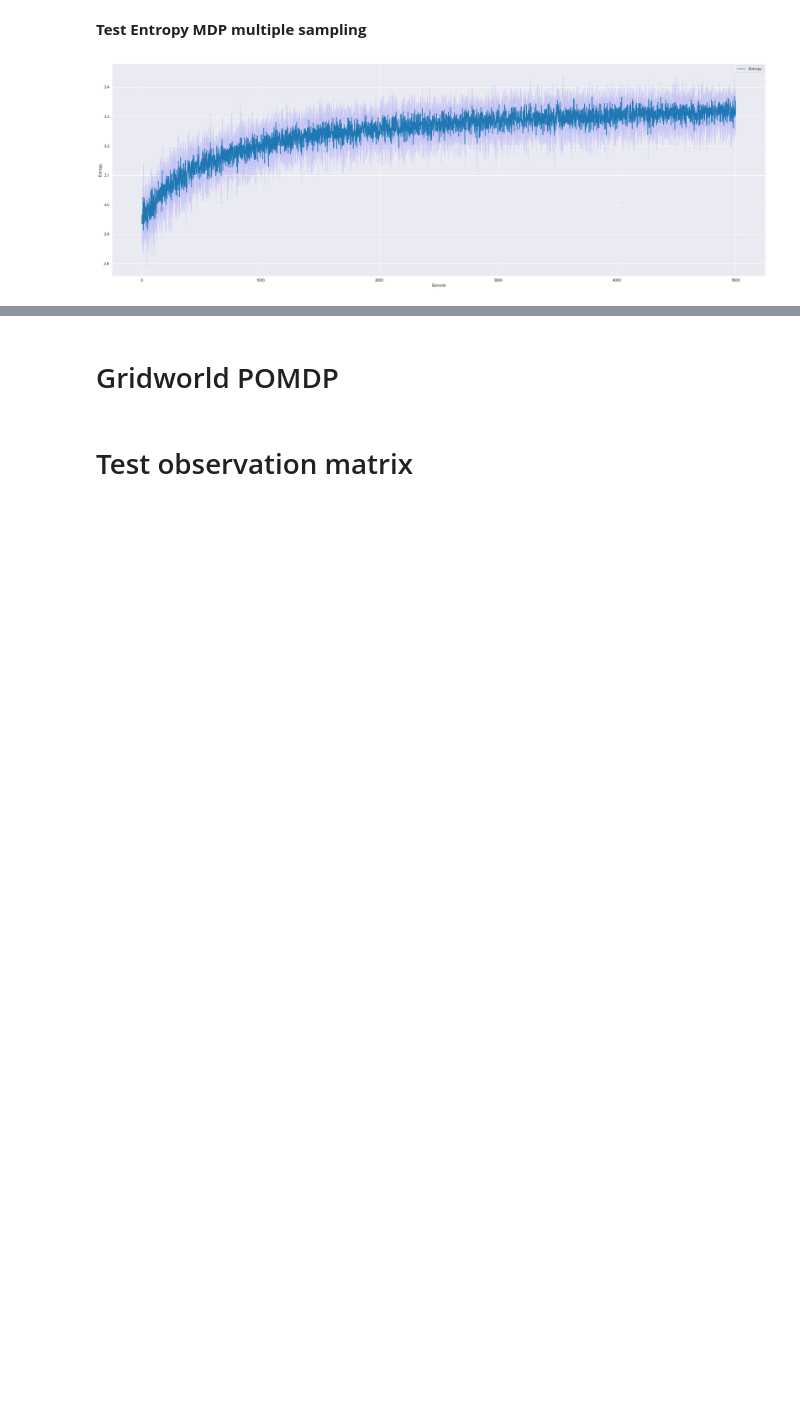
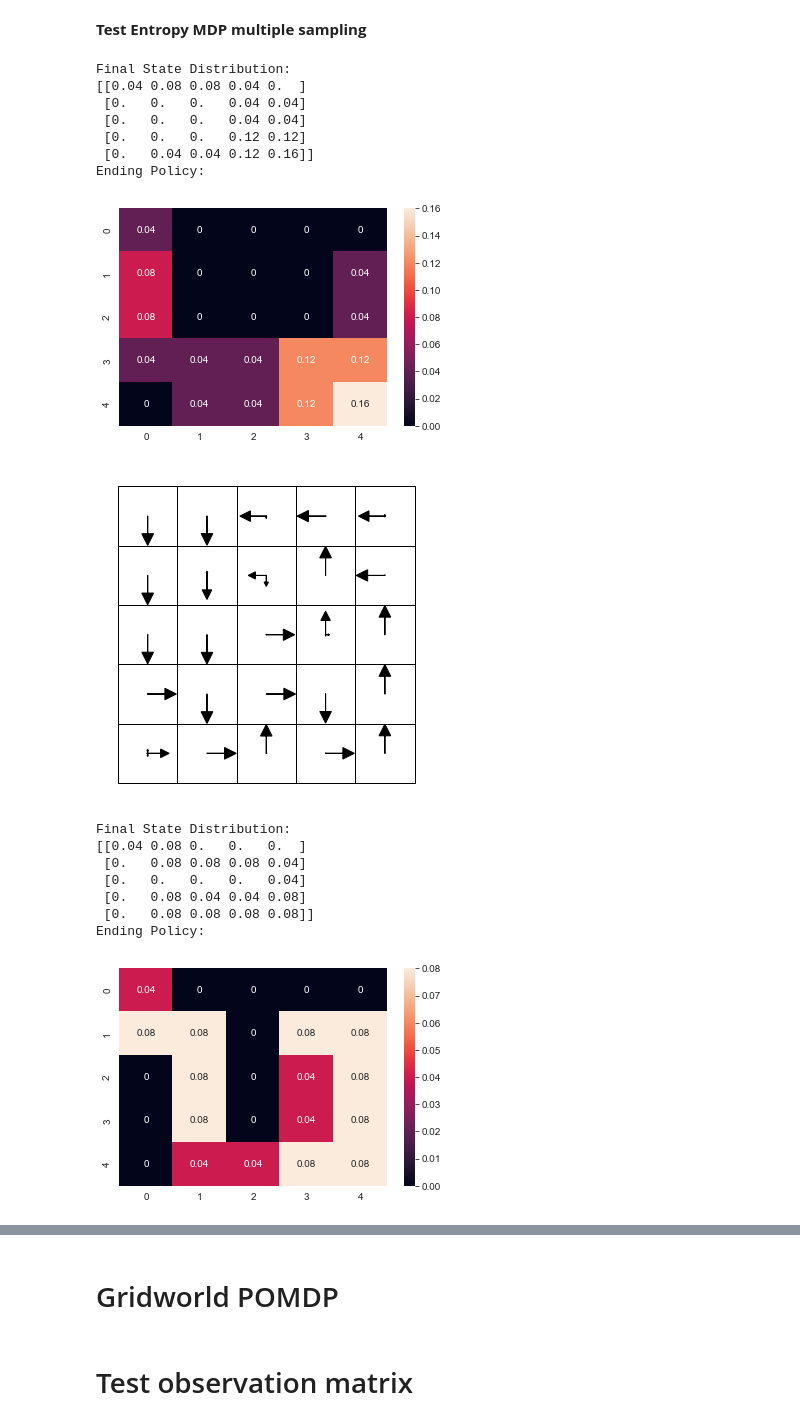
Before and after one commit to duiliocirino/Thesis, a Jupyter notebook: Exploration POMDP/StandardGridworld.ipynb, the cells around one changed output, grey strips where cells are left out. Drawn from its saved outputs; the diff is of its cells as text; code cells hidden in the pictures; blank space fills up the shorter version.

```diff
--- a/Exploration POMDP/StandardGridworld.ipynb
+++ b/Exploration POMDP/StandardGridworld.ipynb
@@ -281,13 +323,14 @@ fig.canvas.draw()
 **Test Reward MDP multiple sampling**
 # %%
 # Create the Gridworld environment and the REINFORCE agent
-n_episodes = 1000
-env = GridworldEnv(time_horizon=30)
+n_episodes = 5000
 # Number of sampled trajectories per episode
 n_traj = 20
 #number of run per episode
-n_run = 15
+n_run = 5
 confidence = 0.95
+
+env = GridworldEnv(time_horizon=20)
 
 # Train the agent and plot the rewards
 list_total_rewards = []
@@ -318,8 +361,12 @@ with tqdm(total=n_run * n_episodes, ncols=80) as pbar:
         list_total_rewards.append(total_avg_rewards)
 list_total_rewards = np.transpose(np.array(list_total_rewards), (1,0))
 
+# Print the ending policy
+print("Ending Policy:")
+print_gridworld_with_policy(agent)
+
 # Initialize the plotting vectors
-fig, ax = plt.subplots(figsize=(20,10))
+fig, ax = plt.subplots(figsize=(30,10))
 total_rewards_means = []
 under_line = []
 over_line = []
@@ -427,0 +522,3 @@ class REINFORCEAgentE(REINFORCEAgent):
+# %%
+agent = REINFORCEAgentE(GridworldEnv())
+print_gridworld_with_policy(agent)
@@ -480,18 +920,18 @@ fig.canvas.draw()
 # %% [markdown]
 **Test Entropy MDP multiple sampling**
 # %%
-n_episodes = 5000
+n_episodes = 10000
 n_traj = 20
-n_run = 5
+n_run = 3
 confidence = 0.95
 
-env = GridworldEnv(time_horizon = 50)
+env = GridworldEnvGoalless(time_horizon = 25)
 
 with tqdm(total=n_run * n_episodes, ncols=80) as pbar:
     # Train the agent and plot the entropies
     list_entropies = []
     for r in range(n_run):
-        agent = REINFORCEAgentE(env)
+        agent = REINFORCEAgentE(env, alpha=0.1)
         avg_entropies = []
         for i in range(n_episodes):
             episodes = []
@@ -506,31 +946,53 @@ with tqdm(total=n_run * n_episodes, ncols=80) as pbar:
                     episode.append((state, action, reward, next_state))
                     state = next_state
                 episodes.append(episode)
             entropies = agent.update_multiple_sampling(episodes)
             avg_entropies.append(np.mean(entropies))
             pbar.update(1)
+        # Print the final heatmap
+        print("Final State Distribution:")
+        print_heatmap(agent, episode)
+        # Print the ending policy
+        print("Ending Policy:")
+        print_gridworld_with_policy(agent)
         list_entropies.append(avg_entropies)
     list_entropies = np.transpose(np.array(list_entropies), (1,0))
 
 # Initialize the plotting vectors
 fig, ax = plt.subplots(figsize=(30,10))
 entropies_means = []
 under_line = []
 over_line = []
 for i in range(n_episodes):
     entropies_mean = np.mean(list_entropies[i])
     entropies_std = np.std(list_entropies[i])
     freedom_deg = n_run - 1
     t_crit = np.abs(t.ppf((1 - confidence) / 2, freedom_deg))
     entropies_means.append(entropies_mean)
     under_line.append(entropies_mean - entropies_std * t_crit / np.sqrt(n_run))
     over_line.append(entropies_mean + entropies_std * t_crit / np.sqrt(n_run))
 ax.clear()
 ax.plot(entropies_means, label='Entropy')
 ax.fill_between(np.arange(n_episodes), under_line, over_line, color='b', alpha=0.1)
 ax.set_xlabel('Episode')
 ax.set_ylabel('Entropy')
 ax.legend()
 fig.canvas.draw()
 # %% [output]
+Final State Distribution:
+[[0.04 0.08 0.08 0.04 0.  ]
+ [0.   0.   0.   0.04 0.04]
+ [0.   0.   0.   0.04 0.04]
+ [0.   0.   0.   0.12 0.12]
+ [0.   0.04 0.04 0.12 0.16]]
+Ending Policy:
-[figure, old version]
+[figure, new version]
+[figure, added]
+Final State Distribution:
+[[0.04 0.08 0.   0.   0.  ]
+ [0.   0.08 0.08 0.08 0.04]
+ [0.   0.   0.   0.   0.04]
+ [0.   0.08 0.04 0.04 0.08]
+ [0.   0.08 0.08 0.08 0.08]]
+Ending Policy:
+[figure, added]
```
Also changed, not shown: parts of 37 cells of this notebook.
